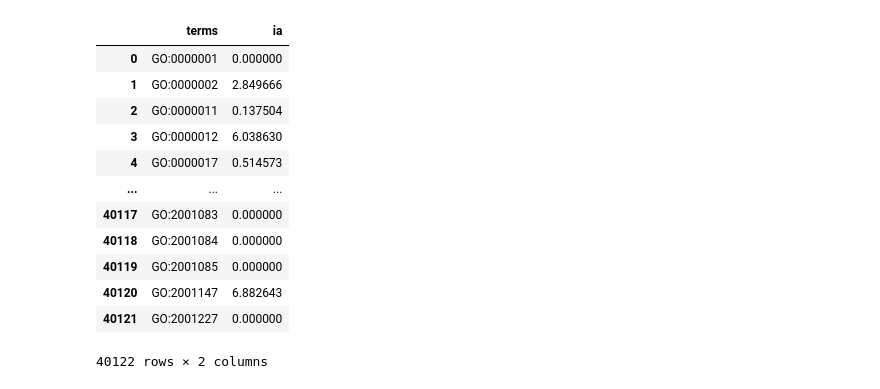
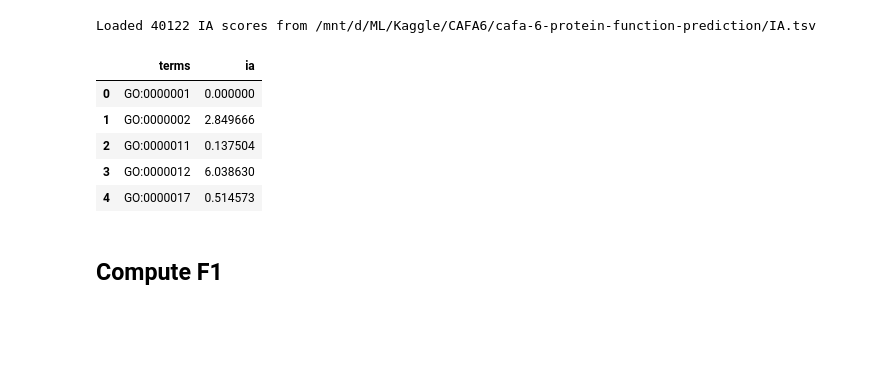
Before and after one commit to tnshp/CAFA6_embeds_model, a Jupyter notebook: test_model.ipynb, the cells around one changed output. Cells and saved outputs as stored; diff of their text form; code cells hidden in the pictures; blank space fills up the shorter version.

```diff
--- a/test_model.ipynb
+++ b/test_model.ipynb
@@ -11,9 +24,12 @@ model_dir = "/mnt/d/ML/Kaggle/CAFA6-new/downloads/test/"
 # %%
-# Load configs
-import json
+# Load configs from the model directory
 with open(os.path.join(model_dir, "configs.json"), "r") as f:
     configs = json.load(f)
 
-model_configs = configs["model_configs"]
-print("Model configs:", model_configs)
+model_configs = configs.get("model_configs", {})
+training_configs = configs.get("training_configs", {})
+data_paths = configs.get("data_paths", {})
+
+print("Model configs:", json.dumps(model_configs, indent=2))
+print("\nTraining configs:", json.dumps(training_configs, indent=2))
 # %% [output]
@@ -94,12 +99,0 @@ Tokenizer loaded successfully on cuda!
-# %%
-# Define data paths
-data_paths = {
-    "knn_terms_df":         "/mnt/d/ML/Kaggle/CAFA6-new/uniprot/diamond_knn_predictions.parquet",
-    "train_terms_df":       "/mnt/d/ML/Kaggle/CAFA6/cafa-6-protein-function-prediction/Train/train_terms.tsv",
-    "go_obo_path":          "/mnt/d/ML/Kaggle/CAFA6/cafa-6-protein-function-prediction/Train/go-basic.obo",
-    "features_embeds_path": "/mnt/d/ML/Kaggle/CAFA6-new/Dataset/esm_t33_650M/train_embeds.npy",
-    "features_ids_path":    "/mnt/d/ML/Kaggle/CAFA6-new/Dataset/esm_t33_650M/train_ids.npy",
-    "go_embeds_paths":      "/mnt/d/ML/Kaggle/CAFA6-new/uniprot/go_embeddings.pkl"
-}
-
-print("Data paths configured")
@@ -573,20 +397,23 @@ Unique proteins in ground truth: 49353
 # %%
-ia_df = pd.read_csv("/mnt/d/ML/Kaggle/CAFA6/cafa-6-protein-function-prediction/IA.tsv", sep="\t", header=None)
-ia_df.columns = ['terms', 'ia']
-ia_df
+# Load IA scores for weighted metric calculation
+ia_file_path = data_paths.get('ia_file_path')
+if ia_file_path and os.path.exists(ia_file_path):
+    ia_df = pd.read_csv(ia_file_path, sep="\\t", header=None, engine='python')
+    ia_df.columns = ['terms', 'ia']
+    print(f"Loaded {len(ia_df)} IA scores from {ia_file_path}")
+else:
+    ia_df = None
+    print("IA file not found or specified, will use unweighted metrics.")
+ia_df.head()
 # %% [output]
+Loaded 40122 IA scores from /mnt/d/ML/Kaggle/CAFA6/cafa-6-protein-function-prediction/IA.tsv
 |  | terms | ia |
 | 0 | GO:0000001 | 0.000000 |
 | 1 | GO:0000002 | 2.849666 |
 | 2 | GO:0000011 | 0.137504 |
 | 3 | GO:0000012 | 6.038630 |
 | 4 | GO:0000017 | 0.514573 |
-| ... | ... | ... |
-| 40117 | GO:2001083 | 0.000000 |
-| 40118 | GO:2001084 | 0.000000 |
-| 40119 | GO:2001085 | 0.000000 |
-| 40120 | GO:2001147 | 6.882643 |
-| 40121 | GO:2001227 | 0.000000 |
-40122 rows × 2 columns
+# %% [markdown]
+## Compute F1
 # %%
 # Compute F-max function (adapted from test.py)
```
Also changed, not shown: parts of 48 cells of this notebook, 6 other files.
